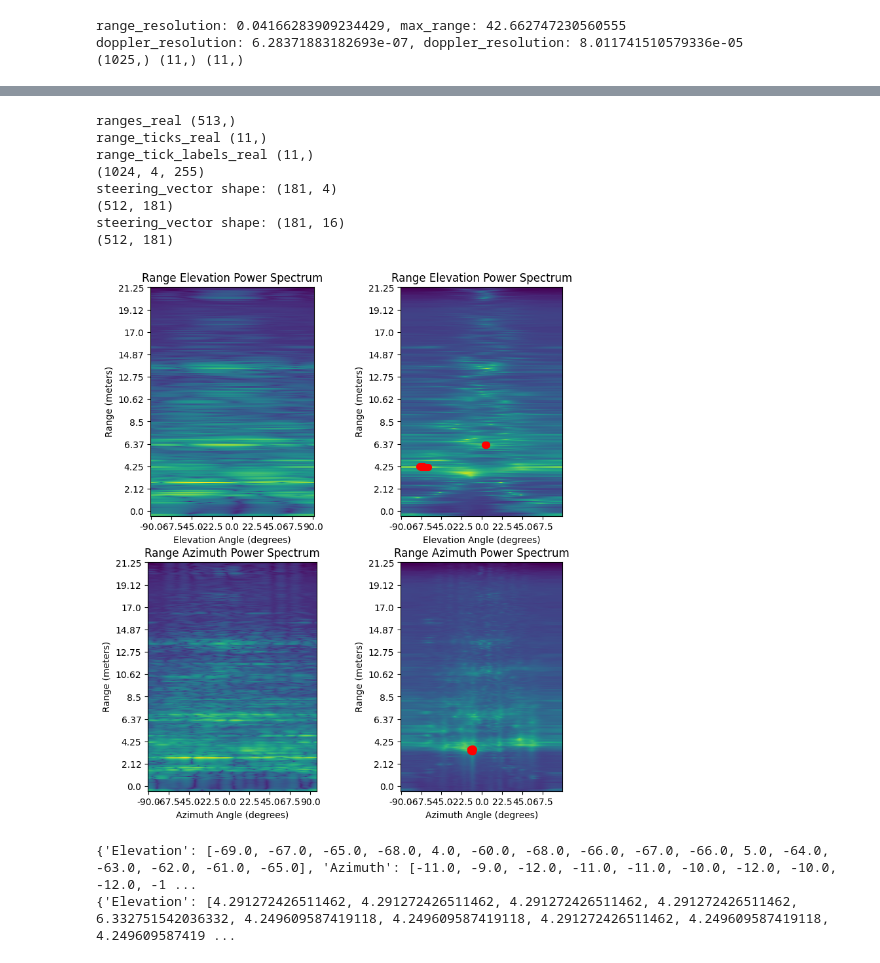
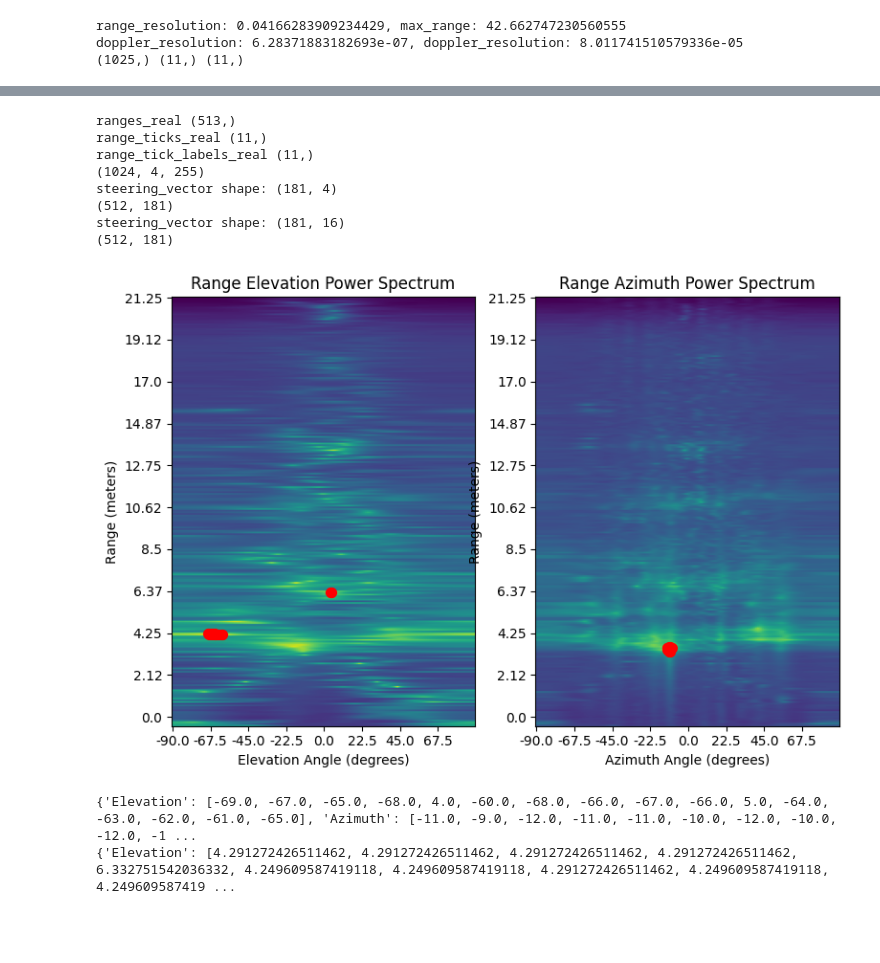
Before and after one commit to juntingdeng/radar, a Jupyter notebook: code/range_azimuth.ipynb, the cells around one changed output, grey strips where cells are left out. Drawn from its saved outputs; the diff is of its cells as text; code cells hidden in the pictures; blank space fills up the shorter version.

```diff
--- a/code/range_azimuth.ipynb
+++ b/code/range_azimuth.ipynb
@@ -85,6 +88,7 @@ for i in range(num_tx):
 adc_frames = np.concatenate(adc_tx, axis=-2)
 print(f'virtual:{adc_frames.shape}')
 
+adc_frames = adc_frames/np.max(adc_frames)
 adc_data = adc_frames[22]
 print(f'adc_data shape:{adc_data.shape}')
 
@@ -112,4 +108,5 @@ plt.plot(adc_frames[180, 100, 1])
 # %%
+LIGHT_SPEED = 299792458 # m/s
 # range_resolution, bandwidth = compute_range_resolution(adc_sample_rate, num_adc_samples, chirp_slope)
 bandwidth = chirp_slope*ramp_end_time*1e6
 range_resolution = LIGHT_SPEED/(2*bandwidth)
@@ -202,7 +255,7 @@ print('range_tick_labels_real', range_tick_labels_real.shape)
 angle_peaks = {'Elevation':[], 'Azimuth':[]}
 range_peaks = {'Elevation':[], 'Azimuth':[]}
 
-fig, ax = plt.subplots(len(num_ant), 2, figsize=(9, 10))
+fig, ax = plt.subplots(1, len(num_ant), figsize=(9, 10))
 for i, (n, angle) in enumerate(zip(num_ant, angles)):
     if angle == 'Elevation':
         range_doppler_mean = range_doppler.reshape(range_doppler.shape[0], num_rx, num_tx, range_doppler.shape[-1])
@@ -210,21 +263,6 @@ for i, (n, angle) in enumerate(zip(num_ant, angles)):
         print(range_doppler_mean.shape)
     else:
         range_doppler_mean = range_doppler
-
-    # zero pad along the antennas
-    channel_pad = (89, 90) if angle=='Elevation' else (86, 87)
-    range_doppler_padded = np.pad(range_doppler_mean, pad_width=[(0, 0), channel_pad, (0, 0)], mode='constant')
-    az_fft = np.fft.fftshift(np.fft.fft(range_doppler_padded, axis=(1)), axes=(1))
-    az_power = np.abs(az_fft)**2
-    beamformed_img = np.mean(np.flipud(az_power), axis=(2))
-    beamformed_img = beamformed_img[beamformed_img.shape[0]//2:, :]
-
-    ax[i][0].imshow(10*np.log10(beamformed_img)[::2, :])
-    ax[i][0].set_title(f"Range {angle} Power Spectrum")
-    ax[i][0].set_xlabel(f"{angle} Angle (degrees)")
-    ax[i][0].set_ylabel("Range (meters)")
-    ax[i][0].set_yticks(range_ticks_real, range_tick_labels_real)
-    ax[i][0].set_xticks(np.linspace(0, 181, 9), np.linspace(-90, 90, 9).round(1))
 
     ## Beamformer
     steering_vector = compute_steering_vector(num_ant=n, angle_res=1.0, angle_rng=90)
@@ -233,41 +271,41 @@ for i, (n, angle) in enumerate(zip(num_ant, angles)):
     n_range_bins = range_doppler_mean.shape[0]
     n_angles = steering_vector.shape[0]
     range_azimuth = np.zeros((n_range_bins, n_angles), dtype=np.complex64)
     for range_i in range(range_doppler_mean.shape[0]):
         range_azimuth[range_i,:] = aoa_capon(range_doppler_mean[range_i, ...], steering_vector)
     range_azimuth = np.flipud(range_azimuth)
     range_azimuth = 10*np.log10(np.abs(range_azimuth))
     range_azimuth = range_azimuth[range_azimuth.shape[0]//2:, :]
 
     npoints = 16
     indices = np.argpartition(range_azimuth[:].flatten(), -npoints)[-npoints: ]
     peak_idx = np.unravel_index(indices, range_azimuth.shape)
     range_bins, doppler_bins = peak_idx
 
     print(range_azimuth.shape)
-    ax[i][1].imshow(range_azimuth[::2, :])
-    ax[i][1].set_title(f"Range {angle} Power Spectrum")
-    ax[i][1].set_xlabel(f"{angle} Angle (degrees)")
-    ax[i][1].set_ylabel("Range (meters)")
-    ax[i][1].set_yticks(range_ticks_real, range_tick_labels_real)
-    ax[i][1].set_xticks(np.linspace(0, 181, 9), np.linspace(-90, 90, 9).round(1))
+    ax[i].imshow(range_azimuth[::2, :])
+    ax[i].set_title(f"Range {angle} Power Spectrum")
+    ax[i].set_xlabel(f"{angle} Angle (degrees)")
+    ax[i].set_ylabel("Range (meters)")
+    ax[i].set_yticks(range_ticks_real, range_tick_labels_real)
+    ax[i].set_xticks(np.linspace(0, 181, 9), np.linspace(-90, 90, 9).round(1))
 
     for r, d in zip(range_bins, doppler_bins):
         # print(r//4, d, x, y)
         x, y = np.linspace(-90, 90, 181).round(1)[d], np.arange(start=0, stop=range_resolution*num_adc_samples//2, step=range_resolution)[::-1][r]
-        ax[i][1].scatter(d, r//2, s=50, c='r')
+        ax[i].scatter(d, r//2, s=50, c='r')
         angle_peaks[angle].append(x)
         range_peaks[angle].append(y)
 # %% [output]
 ranges_real (513,)
 range_ticks_real (11,)
 range_tick_labels_real (11,)
 (1024, 4, 255)
 steering_vector shape: (181, 4)
 (512, 181)
 steering_vector shape: (181, 16)
 (512, 181)
-[figure, old version]
+[figure, new version]
 # %%
 print(angle_peaks)
 print(range_peaks)
```
Also changed, not shown: parts of 7 cells of this notebook.
